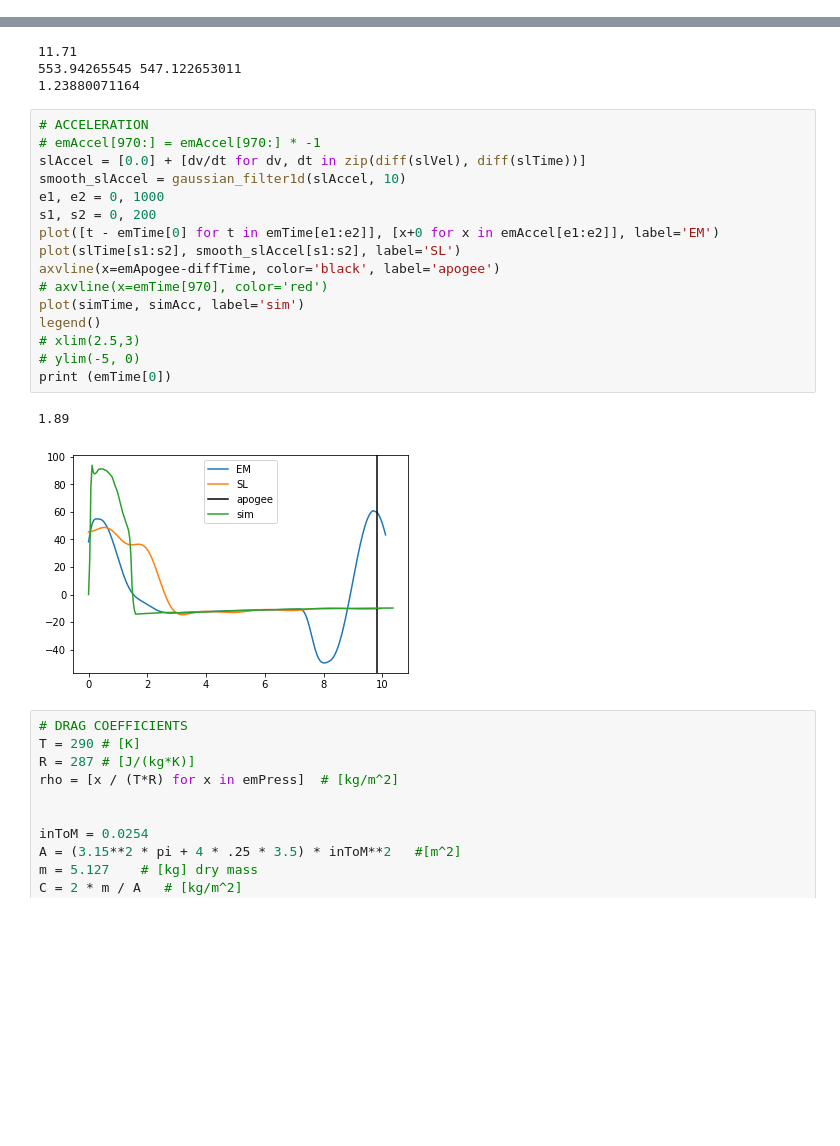
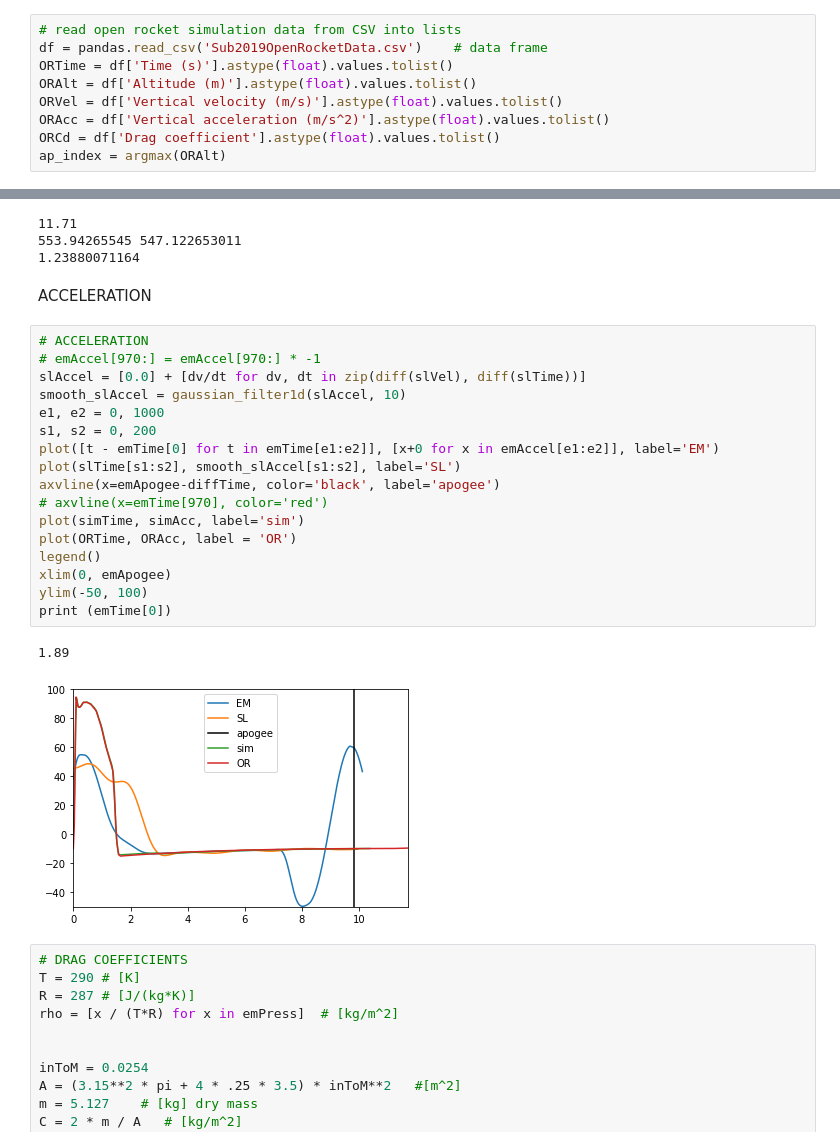
Before and after one commit to DuncanBark/Data_Analysis, a Jupyter notebook: TMHAltClean.ipynb, the cells around one changed output, grey strips where cells are left out. Drawn from its saved outputs; the diff is of its cells as text; blank space fills up the shorter version.

```diff
--- a/TMHAltClean.ipynb
+++ b/TMHAltClean.ipynb
@@ -35,6 +35,15 @@ simTime = df['time'].astype(float).values.tolist()
 simAlt = df['altitude'].astype(float).values.tolist()
 simVel = df['velocity'].astype(float).values.tolist()
 simAcc = df['acceleration'].astype(float).values.tolist()
+# %%
+# read open rocket simulation data from CSV into lists
+df = pandas.read_csv('Sub2019OpenRocketData.csv')    # data frame
+ORTime = df['Time (s)'].astype(float).values.tolist()
+ORAlt = df['Altitude (m)'].astype(float).values.tolist()
+ORVel = df['Vertical velocity (m/s)'].astype(float).values.tolist()
+ORAcc = df['Vertical acceleration (m/s^2)'].astype(float).values.tolist()
+ORCd = df['Drag coefficient'].astype(float).values.tolist()
+ap_index = argmax(ORAlt)
 # %%
 plot(emTime, emAlt, c = "forestgreen", label = "EasyMini [m]")
 plot(slTime, slAlt, c = "tomato", label = "Stratologger [ft]")
@@ -124,25 +134,28 @@ print percentDiff
 11.71
 553.94265545 547.122653011
 1.23880071164
+# %% [markdown]
+ACCELERATION
 # %%
 # ACCELERATION
 # emAccel[970:] = emAccel[970:] * -1
 slAccel = [0.0] + [dv/dt for dv, dt in zip(diff(slVel), diff(slTime))]
 smooth_slAccel = gaussian_filter1d(slAccel, 10)
 e1, e2 = 0, 1000
 s1, s2 = 0, 200
 plot([t - emTime[0] for t in emTime[e1:e2]], [x+0 for x in emAccel[e1:e2]], label='EM')
 plot(slTime[s1:s2], smooth_slAccel[s1:s2], label='SL')
 axvline(x=emApogee-diffTime, color='black', label='apogee')
 # axvline(x=emTime[970], color='red')
 plot(simTime, simAcc, label='sim')
+plot(ORTime, ORAcc, label = 'OR')
 legend()
-# xlim(2.5,3)
-# ylim(-5, 0)
+xlim(0, emApogee)
+ylim(-50, 100)
 print (emTime[0])
 # %% [output]
 1.89
-[figure, old version]
+[figure, new version]
 # %%
 # DRAG COEFFICIENTS
 T = 290 # [K]
```
Also changed, not shown: parts of 5 cells of this notebook.
